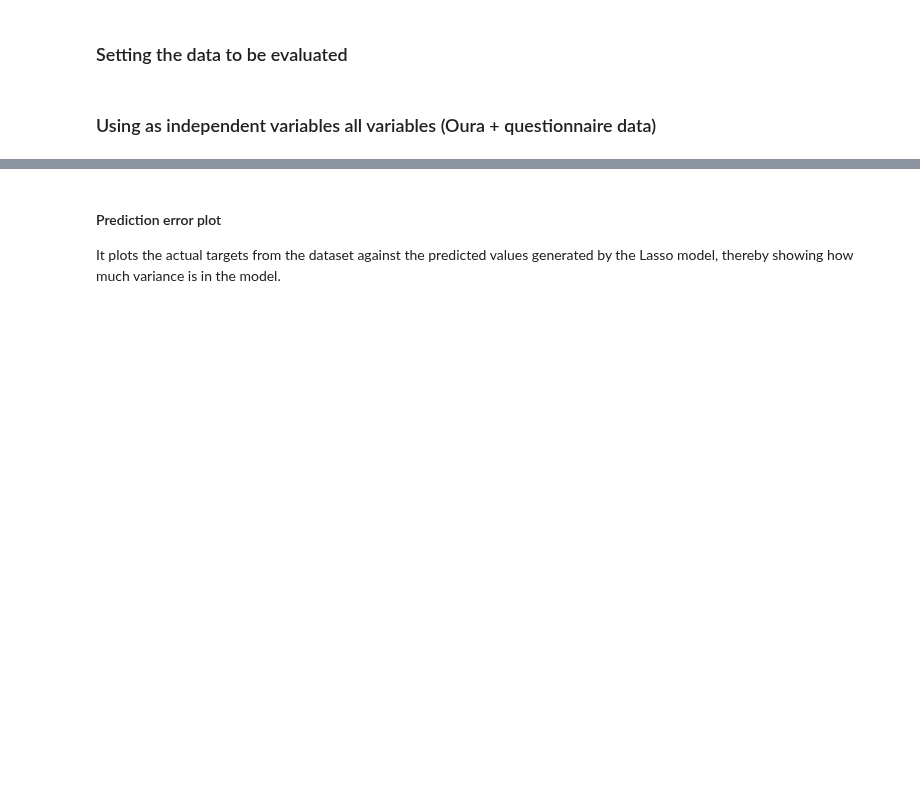
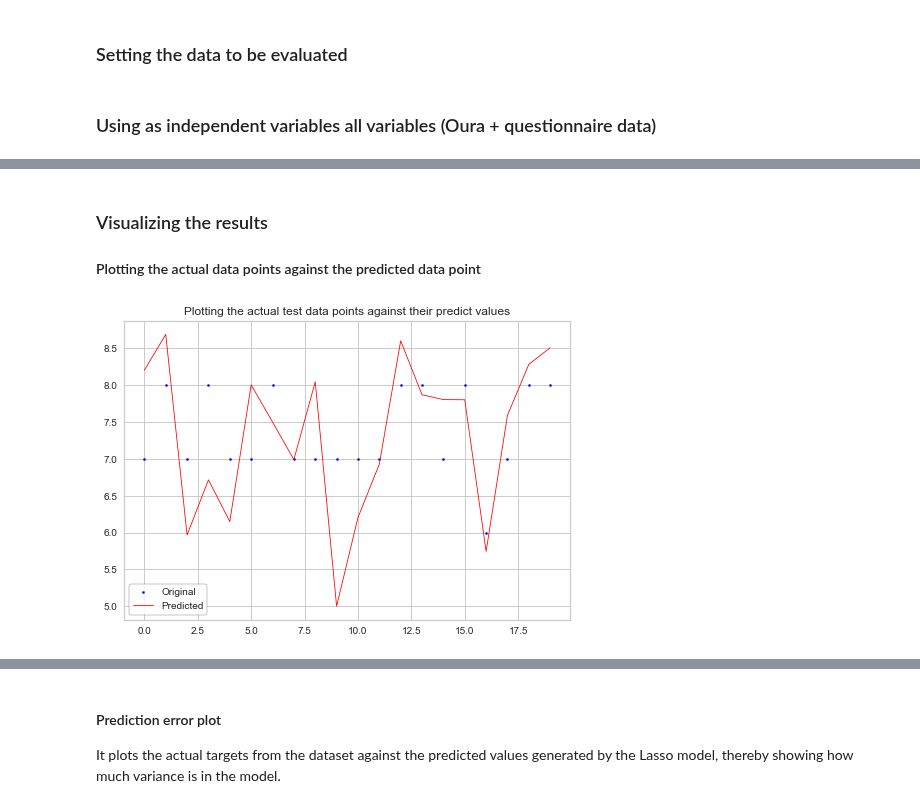
Before and after one commit to thalianajjar/internship_code, a Jupyter notebook: lasso_regression.ipynb, the cells around one changed output, grey strips where cells are left out. Saved outputs shown, nothing was run; the diff lists cells and outputs as text; code cells hidden in the pictures; blank space fills up the shorter version.

```diff
--- a/lasso_regression.ipynb
+++ b/lasso_regression.ipynb
@@ -196 +195,14 @@ print_equation(reg, X_train)
+# %% [markdown]
+### Visualizing the results
+#### Plotting the actual data points against the predicted data point
+# %%
+plt.style.use("seaborn-notebook")
+x_ax = range(len(X_test))
+plt.scatter(x_ax, y_test, s=5, color="blue", label="Original")
+plt.plot(x_ax, pred_test, lw=0.8, color="red", label="Predicted")
+plt.title("Plotting the actual test data points against their predict values")
+plt.legend(frameon=True, loc='best').get_frame().set_edgecolor('k')
+plt.show()
+# %% [output]
+[figure, added]
 # %% [markdown]
```
Also changed, not shown: parts of 21 cells of this notebook, 1 other file.
